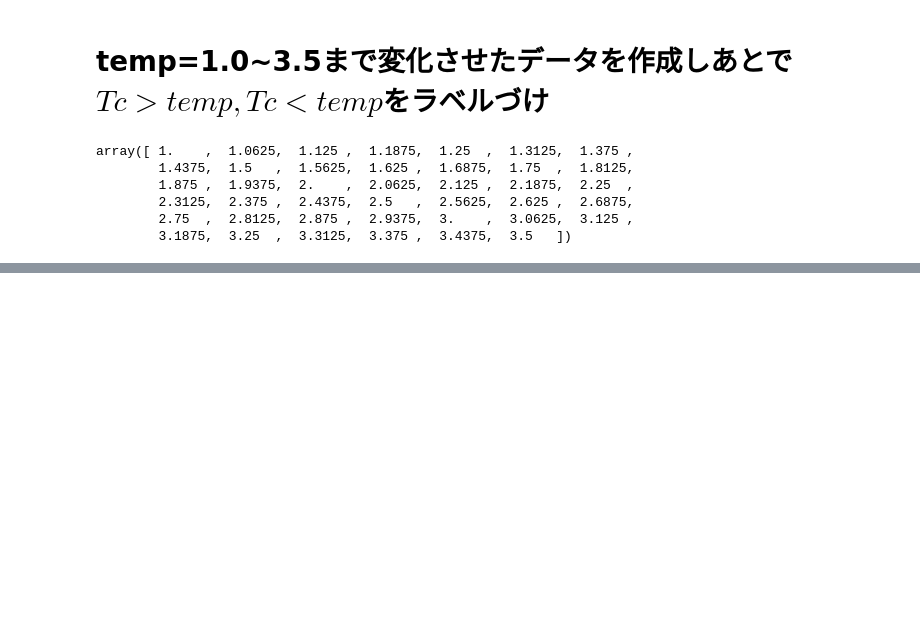
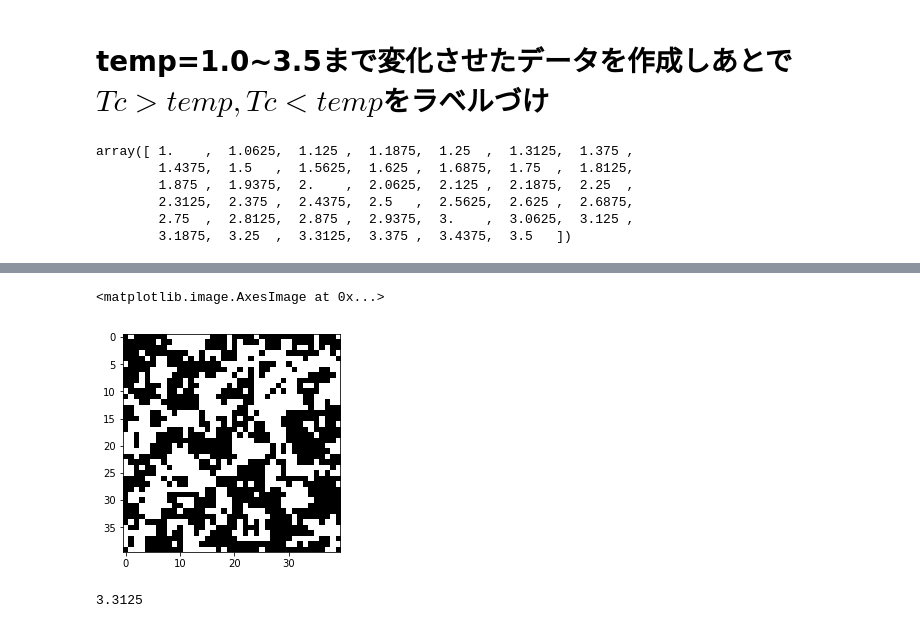
Before and after one commit to haru-256/reserch-code, a Jupyter notebook: Isingmodel.ipynb, the cells around one changed output, grey strips where cells are left out. Drawn from its saved outputs; the diff is of its cells as text; code cells hidden in the pictures; blank space fills up the shorter version.

```diff
--- a/Isingmodel.ipynb
+++ b/Isingmodel.ipynb
@@ -146,0 +374,5 @@ KeyboardInterrupt:
+# %%
+Data2_test = pd.concat([pd.DataFrame(Data_test.loc[Data_test['temp']>Tc].values),
+           pd.Series([1]*Data_test.loc[Data_test['temp']>Tc].shape[0])], axis=1)
+Data2_test.columns = list(range(1, 1601)) +['temp', 'label']
+Data2_test.shape
@@ -146,0 +402,10 @@ KeyboardInterrupt:
+# %%
+plt.imshow(Data2_test.iloc[1010, :-2].values.reshape(size, size), vmin=-1, vmax=1,
+                         cmap=plt.cm.gray_r, interpolation='nearest')
+# %% [output]
+<matplotlib.image.AxesImage at 0x...>
+[figure, added]
+# %%
+Data2_test.iloc[1010,-2]
+# %% [output]
+3.3125
```
Also changed, not shown: parts of 28 cells of this notebook.
